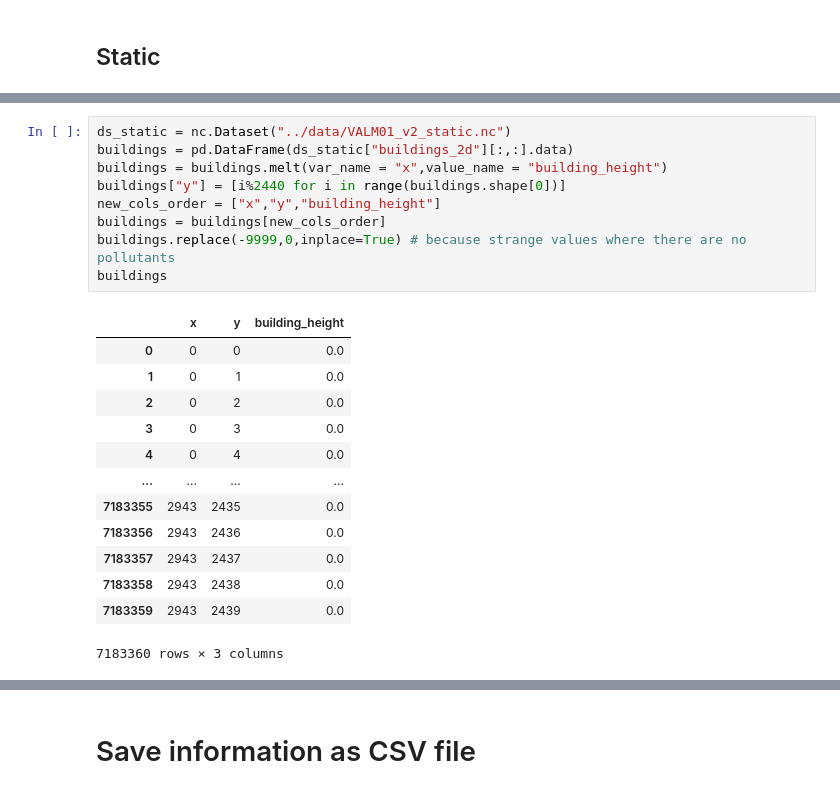
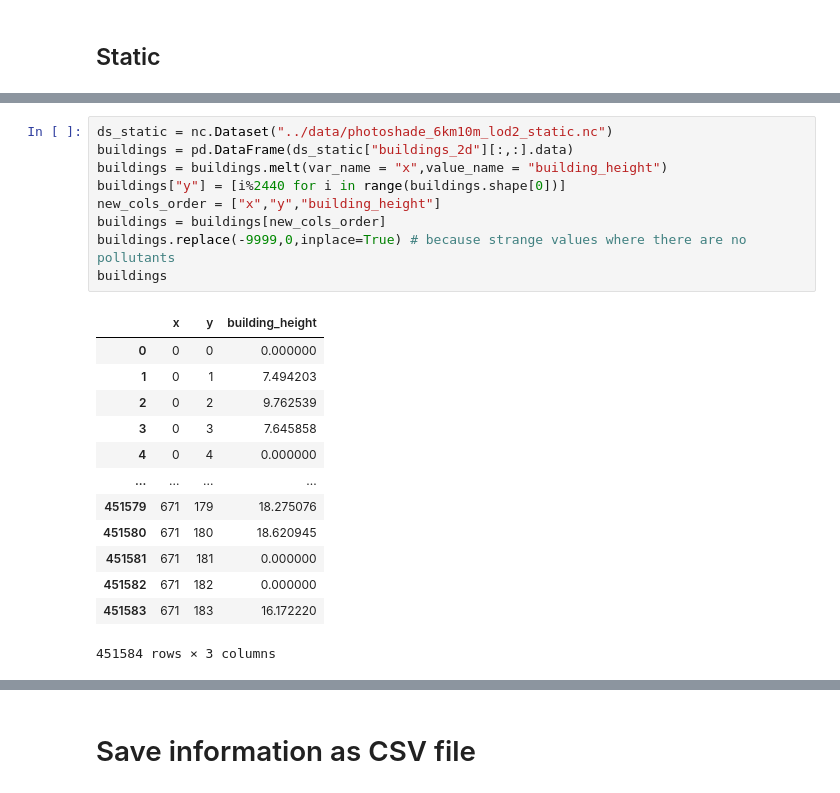
Before and after one commit to zlukich/no_palm, a Jupyter notebook: netcdf_reader.ipynb, the cells around one changed output, grey strips where cells are left out. Cells and saved outputs as stored; diff of their text form.

```diff
--- a/netcdf_reader.ipynb
+++ b/netcdf_reader.ipynb
@@ -339,23 +483,23 @@ buildings
 # %%
-ds_static = nc.Dataset("../data/VALM01_v2_static.nc")
+ds_static = nc.Dataset("../data/photoshade_6km10m_lod2_static.nc")
 buildings = pd.DataFrame(ds_static["buildings_2d"][:,:].data)
 buildings = buildings.melt(var_name = "x",value_name = "building_height")
 buildings["y"] = [i%2440 for i in range(buildings.shape[0])]
 new_cols_order = ["x","y","building_height"]
 buildings = buildings[new_cols_order]
 buildings.replace(-9999,0,inplace=True) # because strange values where there are no pollutants
 buildings
 # %% [output]
 |  | x | y | building_height |
-| 0 | 0 | 0 | 0.0 |
-| 1 | 0 | 1 | 0.0 |
-| 2 | 0 | 2 | 0.0 |
-| 3 | 0 | 3 | 0.0 |
-| 4 | 0 | 4 | 0.0 |
+| 0 | 0 | 0 | 0.000000 |
+| 1 | 0 | 1 | 7.494203 |
+| 2 | 0 | 2 | 9.762539 |
+| 3 | 0 | 3 | 7.645858 |
+| 4 | 0 | 4 | 0.000000 |
 | ... | ... | ... | ... |
-| 7183355 | 2943 | 2435 | 0.0 |
-| 7183356 | 2943 | 2436 | 0.0 |
-| 7183357 | 2943 | 2437 | 0.0 |
-| 7183358 | 2943 | 2438 | 0.0 |
-| 7183359 | 2943 | 2439 | 0.0 |
+| 451579 | 671 | 179 | 18.275076 |
+| 451580 | 671 | 180 | 18.620945 |
+| 451581 | 671 | 181 | 0.000000 |
+| 451582 | 671 | 182 | 0.000000 |
+| 451583 | 671 | 183 | 16.172220 |
-7183360 rows × 3 columns
+451584 rows × 3 columns
```
Also changed, not shown: parts of 40 cells of this notebook.
